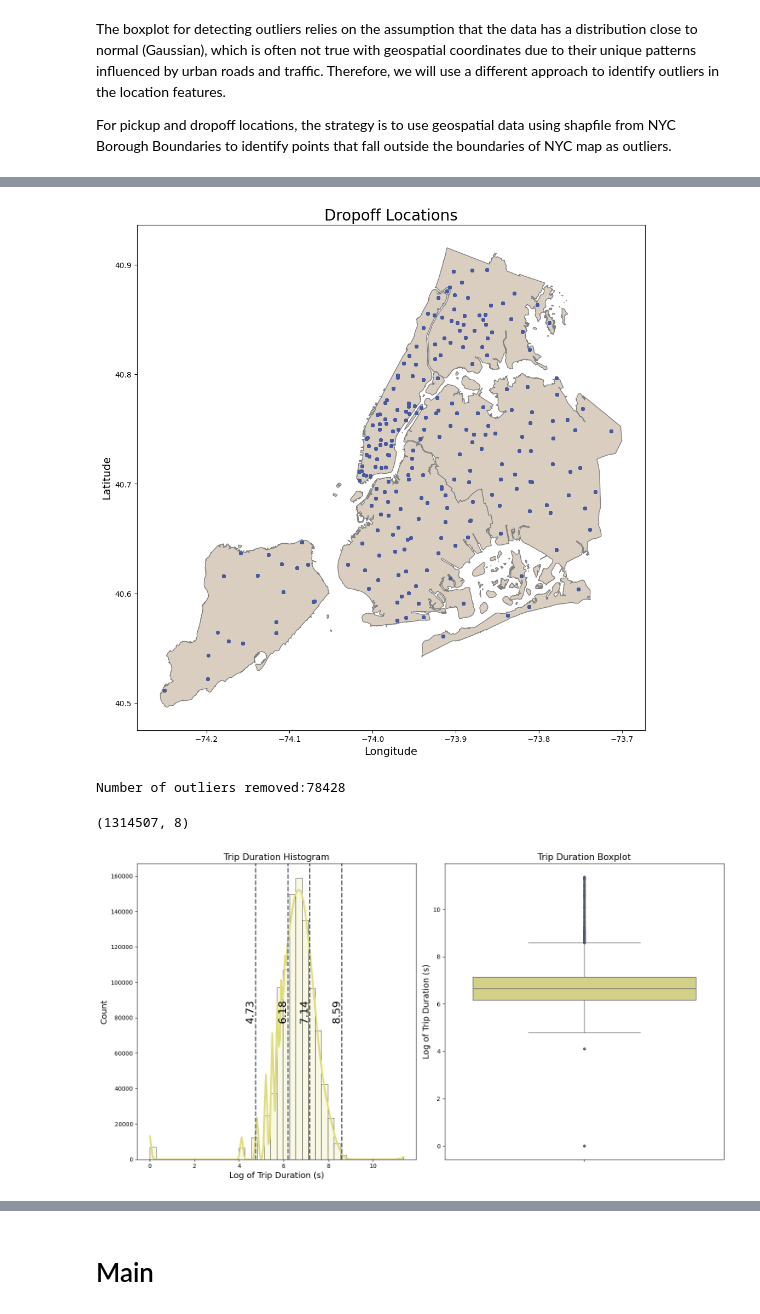
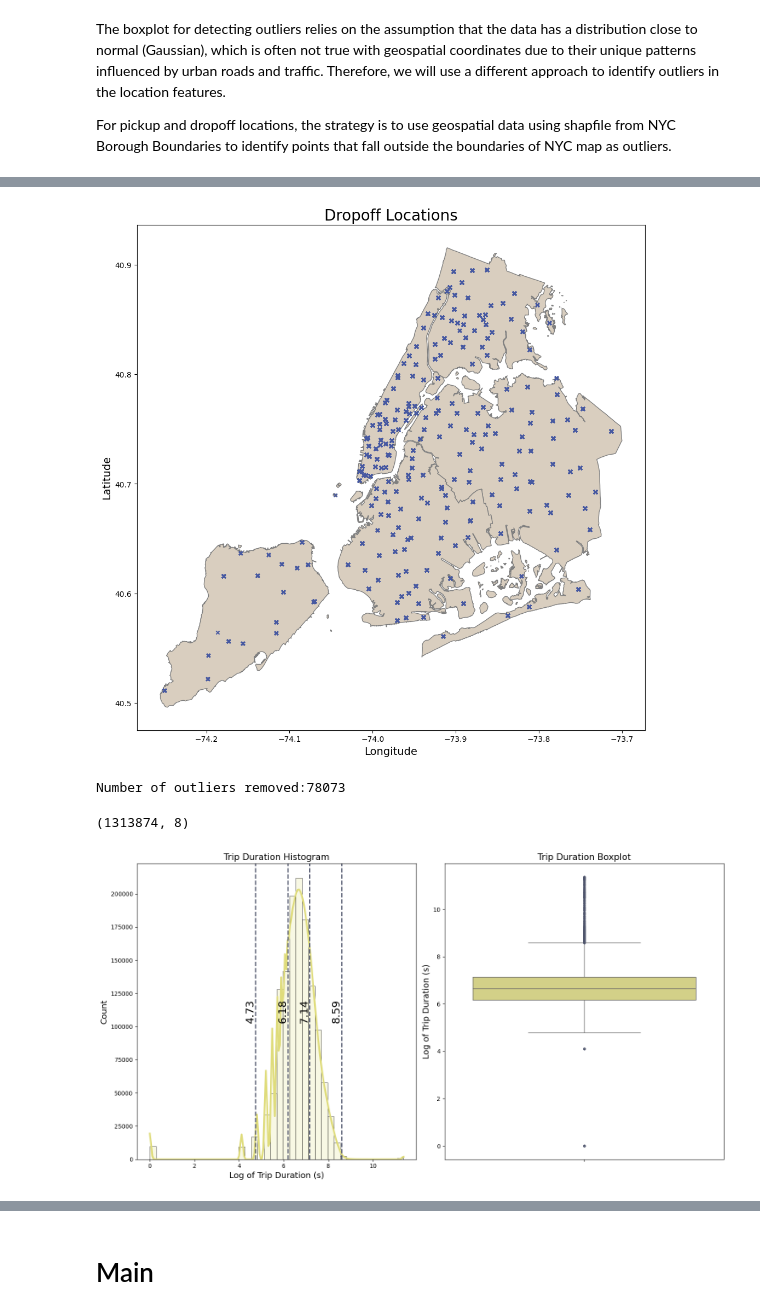
Before and after one commit to marcosbenicio/bayesian-neural-network, a Jupyter notebook: 02-regression/bnn-regression.ipynb, the cells around one changed output, grey strips where cells are left out. Cells and saved outputs as stored; diff of their text form; code cells hidden in the pictures.

Commit message:
finsih data preparation taxi nyc

```diff
--- a/02-regression/bnn-regression.ipynb
+++ b/02-regression/bnn-regression.ipynb
@@ -218,6 +220,8 @@ df_trips.head()
 The boxplot for detecting outliers relies on the assumption that the data has a distribution close to normal (Gaussian), which is often not true with geospatial coordinates due to their unique patterns influenced by urban roads and traffic. Therefore, we will use a different approach to identify outliers in the location features.
 
 For pickup and dropoff locations, the strategy is to use geospatial data using shapfile from NYC Borough Boundaries to identify points that fall outside the boundaries of NYC map as outliers.
+# %%
+df_taxi = pd.read_parquet('data/raw/yellow/taxi_2023_raw.parquet')
 # %%
 def plot_points_map(df, gdf_map, geometry_col, ax, title='', within_map=True,
                     color_map='beige', color_points='black'):
@@ -248,7 +252,7 @@ def plot_points_map(df, gdf_map, geometry_col, ax, title='', within_map=True,
 
     # Plot the map and the points
     gdf_map.plot(ax = ax, color=color_map, edgecolor='grey')
-    gdf_points.plot(ax =ax, markersize=15, color = color_points)
+    gdf_points.plot(ax =ax, markersize=20, color = color_points, marker = 'x')
     ax.set_xlabel('Longitude', fontsize=14)
     ax.set_ylabel('Latitude', fontsize=14)
     ax.set_title(title, fontsize=20)
@@ -259,16 +263,16 @@ nybb_path = 'data/external/nyc-borough-boundaries/geo_export_e13eede4-6de2-4ed8-
 nyc_boundary = gpd.read_file(nybb_path)
 
 # Creating the geometry for points
-geometry = gpd.points_from_xy(df_trips['pickup_longitude'], df_trips['pickup_latitude'])
+geometry = gpd.points_from_xy(df_taxi['pickup_longitude'], df_taxi['pickup_latitude'])
 
 # Creating the plot
 fig, ax = plt.subplots(figsize=(12, 12))
-pickup_within_nyc = plot_points_map(    df = df_trips, gdf_map = nyc_boundary,
+pickup_within_nyc = plot_points_map(    df = df_taxi, gdf_map = nyc_boundary,
                                         geometry_col = geometry, ax = ax, title =  'Pickup Locations',
                                         color_map= '#d9cebfff', color_points= '#4759A1'  )
 
 # Showing the plot
 plt.show()
 
-print(f'Number of outliers removed: {len(df_trips) - len(pickup_within_nyc)}')
+print(f'Number of outliers removed: {len(df_taxi) - len(pickup_within_nyc)}')
 # %% [output]
@@ -290,11 +294,13 @@ plt.show()
 print(f'Number of outliers removed:{len(pickup_within_nyc) - len(pickup_dropoff_within_nyc)}' )
 # %% [output]
 [figure]
-Number of outliers removed:78428
+Number of outliers removed:78073
-# %%
-pickup_dropoff_within_nyc.shape
-# %% [output]
-(1314507, 8)
+# %%
+# update dataset with the removed outliers
+df_taxi = pickup_dropoff_within_nyc.copy()
+display(df_taxi.shape)
+# %% [output]
+(1313874, 8)
 # %%
 def boxplot_stats(series, whis = 1.5):
     """
@@ -361,10 +367,10 @@ def plot_distribution_boxplot(  series, ax1, ax2, title='', label='', log1p=True
                         fontsize=18, color='black', va='center', ha='right', rotation=90)
 # %%
 fig, (ax1, ax2) = plt.subplots(1, 2, figsize=(15, 8))
-plot_distribution_boxplot(  df_trips['trip_duration'], ax1, ax2,
+plot_distribution_boxplot(  df_taxi['trip_duration'], ax1, ax2,
                             title='Trip Duration', label='Log of Trip Duration (s)')
 
 plt.tight_layout()
 plt.show()
 # %% [output]
-[figure, old version]
+[figure, new version]
```
Also changed, not shown: parts of 26 cells of this notebook.
